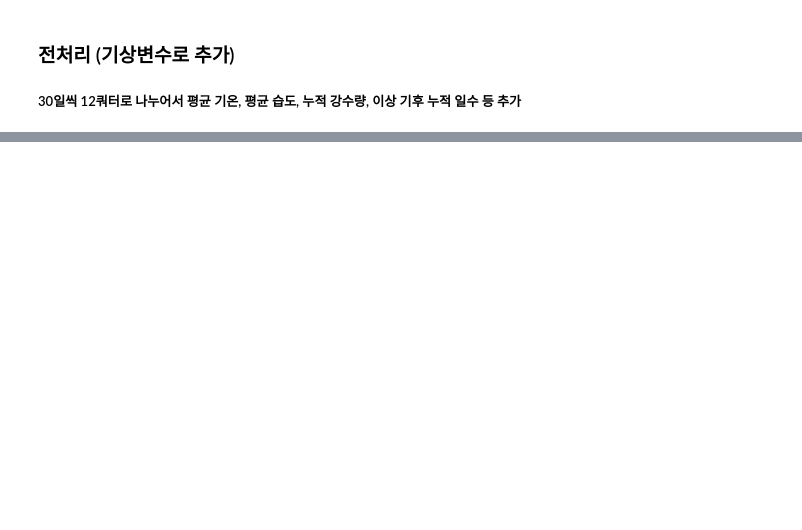
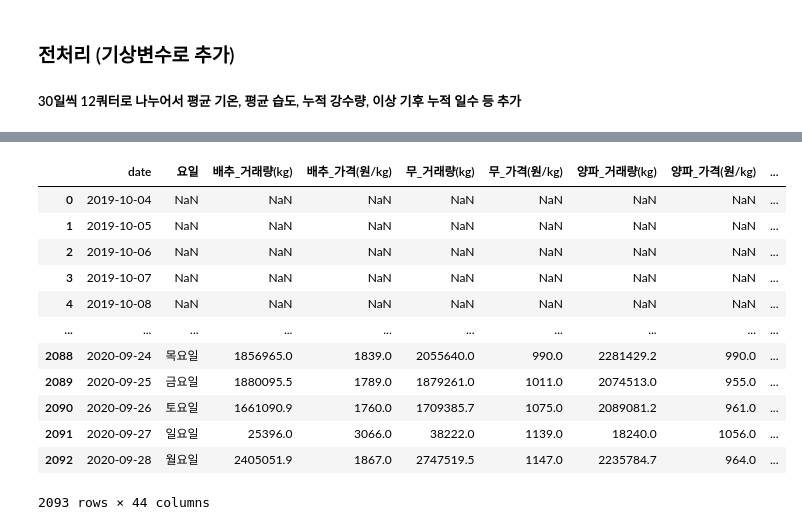
Before and after one commit to HyeonUk1504/JangbogoProject, a Jupyter notebook: develop/weather_.ipynb, the cells around one changed output, grey strips where cells are left out. Cells and saved outputs as stored; diff of their text form; code cells hidden in the pictures; blank space fills up the shorter version.

Commit message:
weather_api_data2

```diff
--- a/develop/weather_.ipynb
+++ b/develop/weather_.ipynb
@@ -344,12 +373,11 @@ for col in weather.columns[4:] :
 ##### 30일씩 12쿼터로 나누어서 평균 기온, 평균 습도, 누적 강수량, 이상 기후 누적 일수 등 추가
 # %%
 first_date = datetime.datetime.strptime('2020-09-28', '%Y-%m-%d') - datetime.timedelta(360)
-print(first_date)
 date_list = []
 for delta in range(360) :
     date = first_date + datetime.timedelta(days = delta)
     date = datetime.datetime.strftime(date, '%Y-%m-%d')
     date_list.append(date)
 date_df = pd.DataFrame({'date' : date_list})
-train = df3
+train = pd.read_csv('C:\JanbogoProject2\JangbogoProject\data\\train.csv')
 train2 = pd.concat([date_df, train], sort = False).reset_index(drop=True) #2015~2020-09-28
@@ -394,0 +400,16 @@ df3
+# %%
+train2
+# %% [output]
+|  | date | 요일 | 배추_거래량(kg) | 배추_가격(원/kg) | 무_거래량(kg) | 무_가격(원/kg) | 양파_거래량(kg) | 양파_가격(원/kg) | ... |
+| 0 | 2019-10-04 | NaN | NaN | NaN | NaN | NaN | NaN | NaN | ... |
+| 1 | 2019-10-05 | NaN | NaN | NaN | NaN | NaN | NaN | NaN | ... |
+| 2 | 2019-10-06 | NaN | NaN | NaN | NaN | NaN | NaN | NaN | ... |
+| 3 | 2019-10-07 | NaN | NaN | NaN | NaN | NaN | NaN | NaN | ... |
+| 4 | 2019-10-08 | NaN | NaN | NaN | NaN | NaN | NaN | NaN | ... |
+| ... | ... | ... | ... | ... | ... | ... | ... | ... | ... |
+| 2088 | 2020-09-24 | 목요일 | 1856965.0 | 1839.0 | 2055640.0 | 990.0 | 2281429.2 | 990.0 | ... |
+| 2089 | 2020-09-25 | 금요일 | 1880095.5 | 1789.0 | 1879261.0 | 1011.0 | 2074513.0 | 955.0 | ... |
+| 2090 | 2020-09-26 | 토요일 | 1661090.9 | 1760.0 | 1709385.7 | 1075.0 | 2089081.2 | 961.0 | ... |
+| 2091 | 2020-09-27 | 일요일 | 25396.0 | 3066.0 | 38222.0 | 1139.0 | 18240.0 | 1056.0 | ... |
+| 2092 | 2020-09-28 | 월요일 | 2405051.9 | 1867.0 | 2747519.5 | 1147.0 | 2235784.7 | 964.0 | ... |
+2093 rows × 44 columns
```
Also changed, not shown: parts of 23 cells of this notebook.
